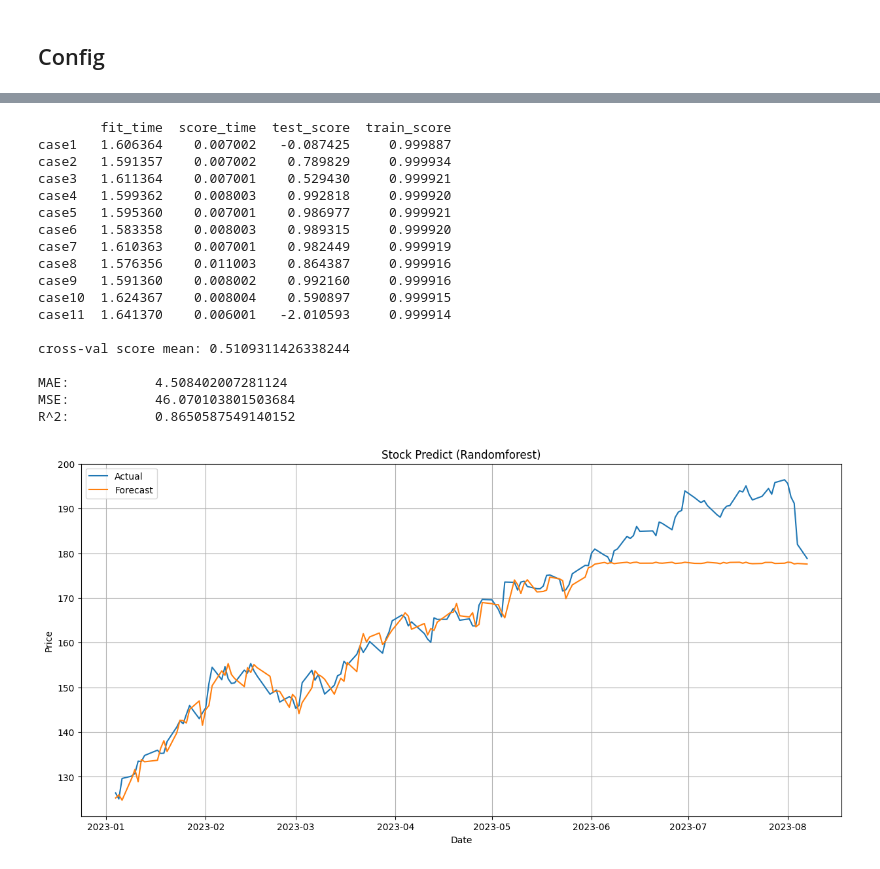
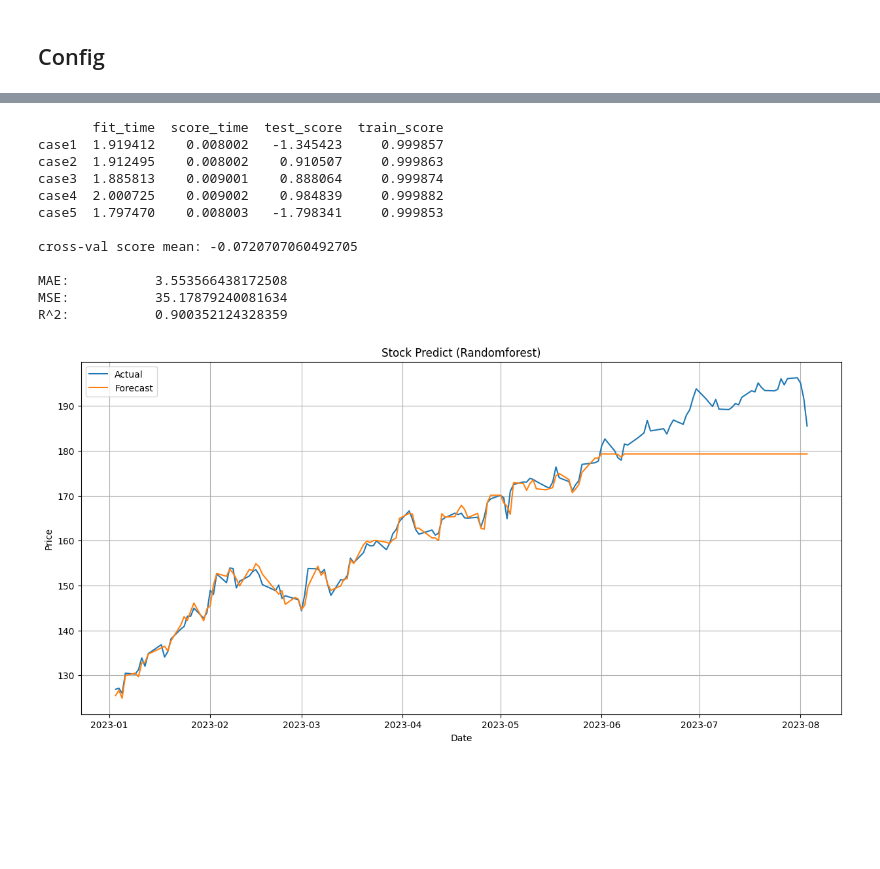
Before and after one commit to HaseongJung/stock-forecasting, a Jupyter notebook: stockPredict.ipynb, the cells around one changed output, grey strips where cells are left out. Cells and saved outputs as stored; diff of their text form; code cells hidden in the pictures; blank space fills up the shorter version.

```diff
--- a/stockPredict.ipynb
+++ b/stockPredict.ipynb
@@ -800,0 +677,13 @@ test shape : (149, 6),  2 %
+# %%
+X = df.iloc[:-1]
+y = df.iloc[1:, 0]
+# %%
+X_train = X[X.index.year < 2023].values
+X_test = X[X.index.year == 2023].values
+
+y_train = y[y.index <= np.datetime64('2023-01-03')].values
+y_test = y[y.index.year == 2023][1:].values
+n_data = len(y)
+
+print(f'X: \ntrain shape: {X_train.shape}, {int(X_train.shape[0]/n_data*100)} % \ntest shape: {X_test.shape}, {int(X_test.shape[0]/n_data*100)} %')
+print(f'y: \ntrain shape: {y_train.shape}, {int(y_train.shape[0]/n_data*100)} % \ntest shape: {y_test.shape}, {int(y_test.shape[0]/n_data*100)} %')
@@ -801,10 +697,4 @@ test shape : (149, 6),  2 %
 # %%
-X_train = train.iloc[:-1].values
-y_train = train.iloc[1:, 0].values
-
-X_test = test.iloc[:-1].values
-y_test = test.iloc[1:, 0].values
-
 rf = RandomForestRegressor(random_state=42, bootstrap=True, max_depth=16, max_features="auto", min_samples_leaf=1, min_samples_split=6, n_estimators=100)
 rf.fit(X_train, y_train)
 
@@ -817,10 +707,11 @@ print(f'MAE:           {mae}')
 print(f'MSE:           {mse}')
 print(f'R^2:           {R2}')
 
+X_test_idx = X[X.index.year == 2023].index
 
 plt.figure(figsize=(15, 7))
-plt.plot(pd.to_datetime(test.iloc[1:].index), y_test)
-plt.plot(pd.to_datetime(test.iloc[1:].index), yhat)
+plt.plot(X_test_idx, y_test)
+plt.plot(X_test_idx, yhat)
 plt.legend(["Actual", "Forecast"])
 plt.title("Stock Predict (Randomforest)")
 plt.xlabel("Date")
@@ -852,6 +743,11 @@ plt.grid()
 # MAE:           2.106664777483258
 # MSE:           7.546347929611459
 # R^2:           0.9549211870391549
+
+# columns = "Close", "Open", "High", "Low", "Volume", "Crod oil"
+# MAE:           2.1049465532121796
+# MSE:           7.016866732615147
+# R^2:           0.9586566660779635
 
 # columns = "Close", "Open", "High", "Low", "Volume", "S&P500 futue"    >>> good
 # MAE:           2.0755342730048563
@@ -895,52 +793,45 @@ R^2:           0.8723100425642965
 # %%
-X_train = train.iloc[:-1].values
-y_train = train.iloc[1:, 0].values
+rf = RandomForestRegressor(random_state=42, bootstrap=True, max_depth=16, max_features=1.0, min_samples_leaf=5, min_samples_split=6, n_estimators=100)
 
-rf = RandomForestRegressor(random_state=42, bootstrap=True, max_depth=16, max_features=1.0, min_samples_leaf=5, min_samples_split=6, n_estimators=100)
-rfs = cross_validate(rf, X, y, cv=11, return_train_score=True)
-
-cross_val_df = pd.DataFrame(rfs, index = ['case1', 'case2', 'case3', 'case4', 'case5', 'case6', 'case7', 'case8', 'case9', 'case10', 'case11'])
+######
+rfs = cross_validate(rf, X_train, y_train, cv=5, return_train_score=True)
+cross_val_df = pd.DataFrame(rfs, index = ["case"+str(i) for i in range(1, 6)])
 
 print(cross_val_df, '\n')
 print(f'cross-val score mean: {cross_val_df["test_score"].mean()}', '\n')
+#######
 
 rf.fit(X_train, y_train)
 yhat = rf.predict(X_test)
 mae = metrics.mean_absolute_error(y_test, yhat)
 mse = metrics.mean_squared_error(y_test, yhat)
 R2 = rf.score(X_test, y_test)
 
 print(f'MAE:           {mae}')
 print(f'MSE:           {mse}')
 print(f'R^2:           {R2}')
 
 
 plt.figure(figsize=(15, 7))
-plt.plot(pd.to_datetime(test.iloc[1:].index), y_test)
-plt.plot(pd.to_datetime(test.iloc[1:].index), yhat)
+plt.plot(X_test_idx, y_test)
+plt.plot(X_test_idx, yhat)
 plt.legend(["Actual", "Forecast"])
 plt.title("Stock Predict (Randomforest)")
 plt.xlabel("Date")
 plt.ylabel("Price")
 plt.grid()
 # %% [output]
-        fit_time  score_time  test_score  train_score
-case1   1.606364    0.007002   -0.087425     0.999887
-case2   1.591357    0.007002    0.789829     0.999934
-case3   1.611364    0.007001    0.529430     0.999921
-case4   1.599362    0.008003    0.992818     0.999920
-case5   1.595360    0.007001    0.986977     0.999921
-case6   1.583358    0.008003    0.989315     0.999920
-case7   1.610363    0.007001    0.982449     0.999919
-case8   1.576356    0.011003    0.864387     0.999916
-case9   1.591360    0.008002    0.992160     0.999916
-case10  1.624367    0.008004    0.590897     0.999915
-case11  1.641370    0.006001   -2.010593     0.999914
+       fit_time  score_time  test_score  train_score
+case1  1.919412    0.008002   -1.345423     0.999857
+case2  1.912495    0.008002    0.910507     0.999863
+case3  1.885813    0.009001    0.888064     0.999874
+case4  2.000725    0.009002    0.984839     0.999882
+case5  1.797470    0.008003   -1.798341     0.999853
 
-cross-val score mean: 0.5109311426338244
+cross-val score mean: -0.0720707060492705
 
-MAE:           4.508402007281124
-MSE:           46.070103801503684
-R^2:           0.8650587549140152
+MAE:           3.553566438172508
+MSE:           35.17879240081634
+R^2:           0.900352124328359
-[figure, old version]
+[figure, new version]
 # %%
```
Also changed, not shown: parts of 32 cells of this notebook, 2 other files.
